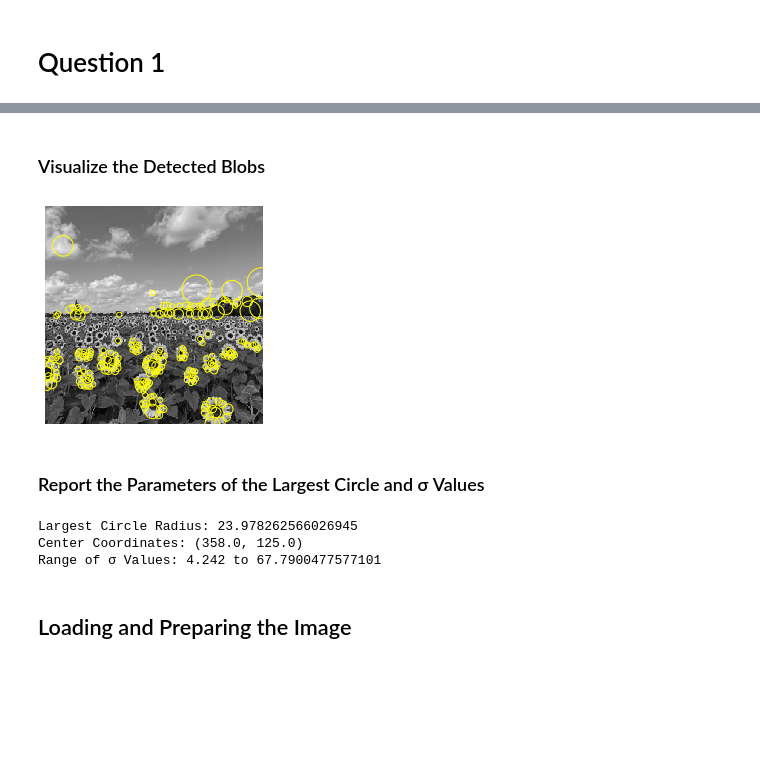
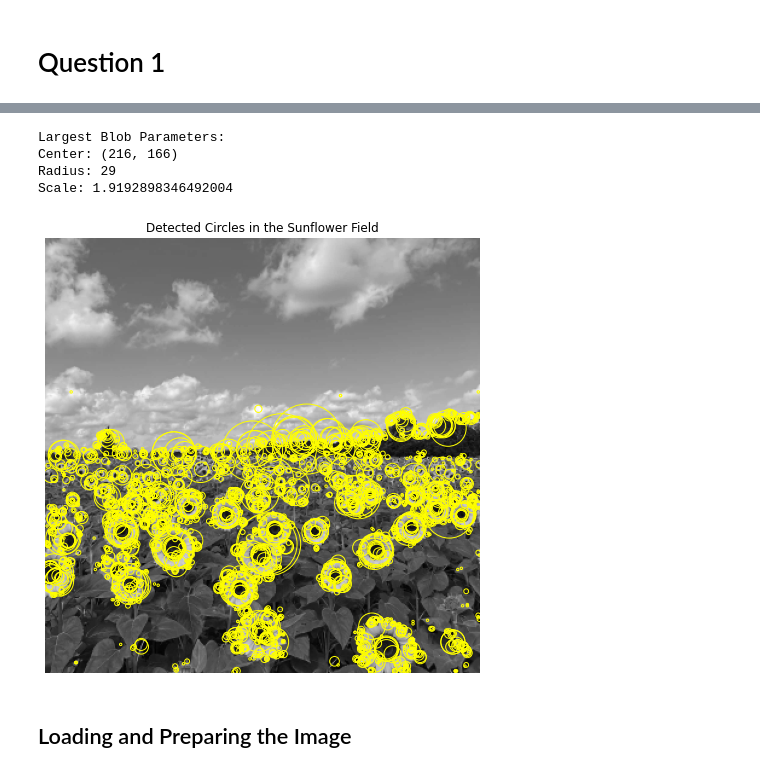
Before and after one commit to DinethraDivanjana2001/EN3166-Image-processing-and-machine-vision, a Jupyter notebook: A02 - Fitting/Question1.ipynb, the cells around one changed output, grey strips where cells are left out. Saved outputs shown, nothing was run; the diff lists cells and outputs as text; code cells hidden in the pictures; blank space fills up the shorter version.

```diff
--- a/A02 - Fitting/Question1.ipynb
+++ b/A02 - Fitting/Question1.ipynb
@@ -10,0 +21,6 @@ import math
+# %%
+def apply_gaussian_laplacian(image, sigma_value):
+    """Apply Gaussian Blur followed by Laplacian filtering."""
+    blurred = cv.GaussianBlur(image, (0, 0), sigma_value)
+    laplacian = cv.Laplacian(blurred, cv.CV_64F)
+    return np.abs(laplacian)
@@ -132,38 +73,33 @@ co_ordinates = redundancy(co_ordinates, 0.5)
-# %% [markdown]
-### Visualize the Detected Blobs
-# %%
-fig, ax = plt.subplots()
-ax.imshow(img, interpolation='nearest', cmap="gray")
-
-radius = 0
-for blob in co_ordinates:
-    y, x, r = blob
-    c = plt.Circle((x, y), r * 1.414, color='yellow', linewidth=1, fill=False)
-    if r > radius:
-        radius = r * 1.414
-        param_x, param_y = x, y
-    ax.add_patch(c)
-
-ax.set_axis_off()
-plt.show()
-# %% [output]
-[figure, removed]
-# %% [markdown]
-### Report the Parameters of the Largest Circle and σ Values
-# %%
-# Calculate the range of sigma values used
-sigma_values = [sigma * (k ** i) for i in range(1, 10)]
-min_sigma = min(sigma_values)
-max_sigma = max(sigma_values)
-
-# Report the largest circle's parameters and sigma range
-print(f"Largest Circle Radius: {radius}")
-print(f"Center Coordinates: ({param_x}, {param_y})")
-print(f"Range of σ Values: {min_sigma} to {max_sigma}")
-# %% [output]
-Largest Circle Radius: 23.978262566026945
-Center Coordinates: (358.0, 125.0)
-Range of σ Values: 4.242 to 67.7900477577101
+# %%
+def plot_blobs(image, blobs):
+    """Plot the detected blobs on the grayscale image."""
+    fig, ax = plt.subplots(figsize=(12, 8))
+    ax.imshow(image, cmap='gray')
+
+    for (center, radius, _) in blobs:
+        circle = plt.Circle(center, radius, color='yellow', fill=False, linewidth=1)
+        ax.add_patch(circle)
+
+    plt.axis('off')
+    plt.title('Detected Circles in the Sunflower Field')
+    plt.show()
+
+# Display the largest detected blob
+if detected_blobs:
+    largest_blob = detected_blobs[0]
+    print("Largest Blob Parameters:")
+    print(f"Center: {largest_blob[0]}")
+    print(f"Radius: {largest_blob[1]}")
+    print(f"Scale: {largest_blob[2]}")
+
+# Plot all detected blobs on the image
+plot_blobs(grayscale_img, detected_blobs)
+# %% [output]
+Largest Blob Parameters:
+Center: (216, 166)
+Radius: 29
+Scale: 1.9192898346492004
+[figure, added]
 # %% [markdown]
 ## Loading and Preparing the Image
 # %%
```
Also changed, not shown: parts of 17 cells of this notebook, 11 other files.
